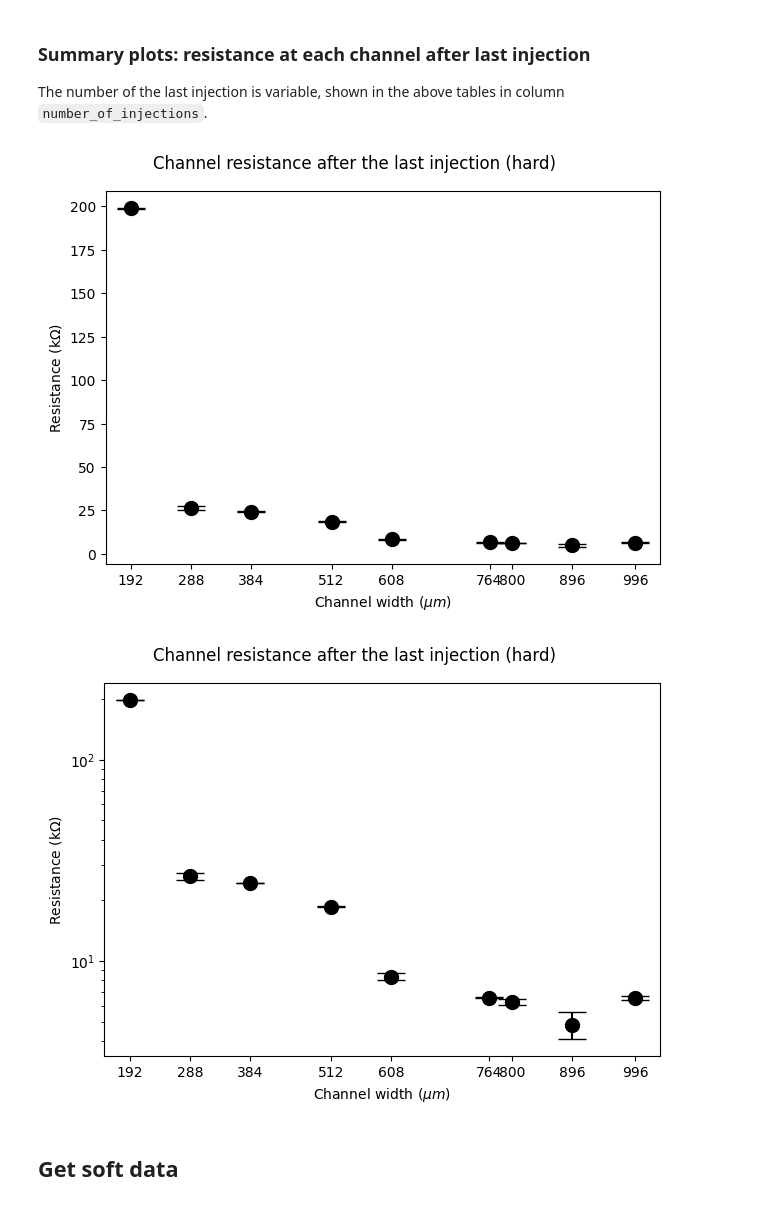
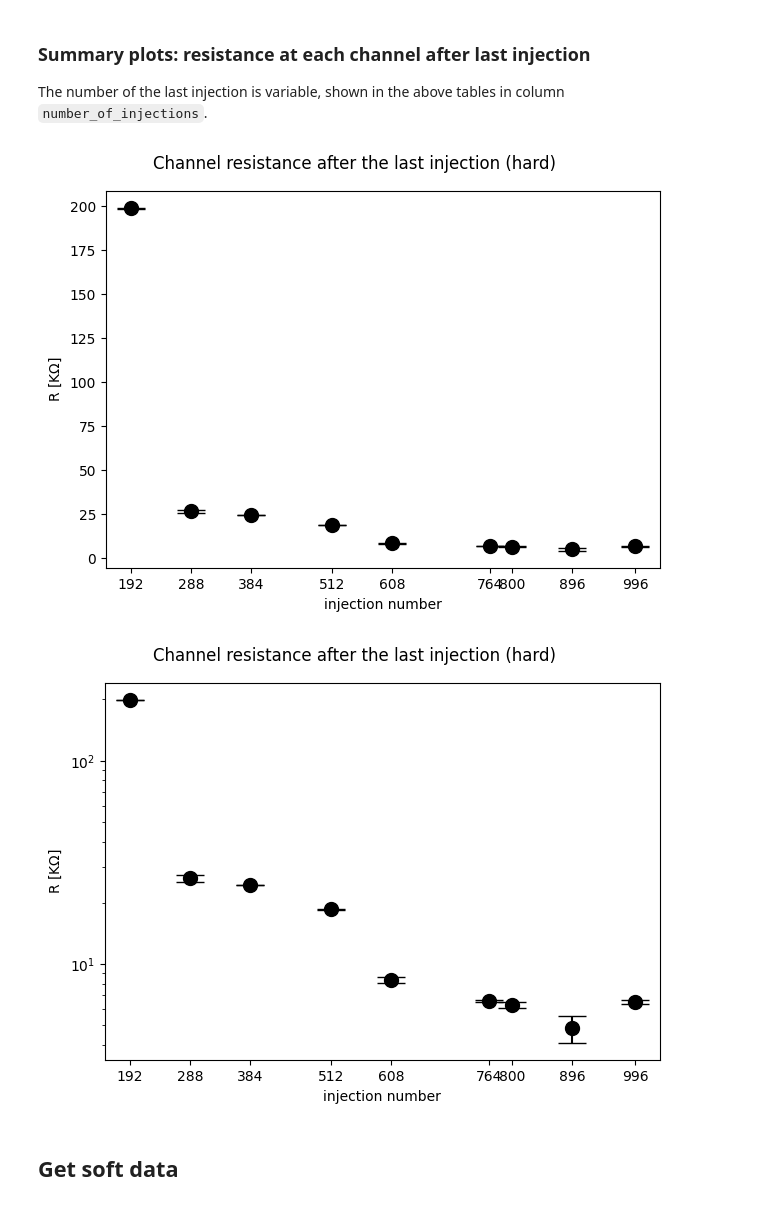
Before and after one commit to mkrause-nps/artificial-muscle, a Jupyter notebook: jupyter_notebooks/analise_thesis.ipynb, the cells around one changed output. Saved outputs shown, nothing was run; the diff lists cells and outputs as text; code cells hidden in the pictures.

```diff
--- a/jupyter_notebooks/analise_thesis.ipynb
+++ b/jupyter_notebooks/analise_thesis.ipynb
@@ -151,24 +41,6 @@ def get_averaged_channel_data(data: list[tuple]) -> dict:
 # %%
-data = [
-    (896, 1, 'hard'),
-    (764, 1, 'hard'),
-    (608, 1, 'hard'),
-    (512, 1, 'hard'),
-    (764, 2, 'hard'),
-    (608, 2, 'hard'),
-    (512, 2, 'hard'),
-    (384, 2, 'hard'),
-    (288, 2, 'hard'),
-    (996, 3, 'hard'),
-    (800, 3, 'hard'),
-    (764, 3, 'hard'),
-    (764, 4, 'hard'),
-    (512, 4, 'hard'),
-    (384, 4, 'hard'),
-    (192, 4, 'hard'),
-    ]
-sort_tuples(data=data, idx_to_sort_by=0)
-pprint(data)
+plotter_hard.sort_tuples(data=data_hard, idx_to_sort_by=0)
+pprint(data_hard)
 # special = filter_by_width(data, 764)
 # print(special)
 # %% [output]
@@ -208,0 +65,2 @@ runner(data=data)
+# %%
+plotter_hard.run_individual_chips()
@@ -210,8 +82,9 @@ runner(data=data)
 ### Create a Pandas Dataframe for all _hard_ data
 # %%
 df = pd.DataFrame()
-channels = get_channel_list(data)
-for channel in channels:
-    df_ = pd.DataFrame(get_averaged_channel_data(filter_by_width(data, channel)))
+channel_widths = plotter_hard.get_channel_list()
+for channel_width in channel_widths:
+    data = plotter_hard.filter_by_width(width=channel_width)
+    df_ = pd.DataFrame(plotter_hard.get_averaged_channel_data(data))
     df = pd.concat([df_, df])
 # %% [output]
@@ -287,24 +160,26 @@ The number of the last injection is variable, shown in the above tables in colum
 # %%
 # print(df_last_injection.chip_width.to_list())
 title = 'Channel resistance after the last injection (hard)'
 xlabel = 'Channel width ($\mu m$)'
 ylabel = 'Resistance (k$\Omega$)'
 fig_format = 'png'
 # with linear y-scale
 figname = os.path.join(PlotUtils.glob_figpath, f'resistance_at_last_injection_hard_linear.{fig_format}')
 PlotUtils.plot_scatter(df_last_injection.chip_width, df_last_injection.y_data, yerr=df_last_injection.y_err,
-                       nrows=nrows, ncols=ncols, xlabel=xlabel, ylabel=ylabel,
+                       nrows=plotter_hard.nrows, ncols=plotter_hard.ncols,
+                       xlabel=plotter_hard.xlabel, ylabel=plotter_hard.ylabel, capsize=plotter_hard.capsize,
                        xticks=df_last_injection.chip_width.to_list(), title=title, figname=figname,
-                       fig_format=fig_format, capsize=capsize)
+                       fig_format=fig_format)
 # with logarithmic y-scale
 figname = os.path.join(PlotUtils.glob_figpath, f'resistance_at_last_injection_hard_logarithmic.{fig_format}')
 PlotUtils.plot_scatter(df_last_injection.chip_width, df_last_injection.y_data, yerr=df_last_injection.y_err,
-                       nrows=nrows, ncols=ncols, xlabel=xlabel, ylabel=ylabel,
+                       nrows=plotter_hard.nrows, ncols=plotter_hard.ncols,
+                       xlabel=plotter_hard.xlabel, ylabel=plotter_hard.ylabel, capsize=plotter_hard.capsize,
                        xticks=df_last_injection.chip_width.to_list(), title=title, figname=figname,
-                       fig_format=fig_format, capsize=capsize, yscale='log')
+                       fig_format=fig_format, yscale='log')
 # %% [output]
-[figure, old version]
+[figure, new version]
-[figure, old version]
+[figure, new version]
 # %% [markdown]
 ## Get soft data
 # %%
```
Also changed, not shown: parts of 22 cells of this notebook.
